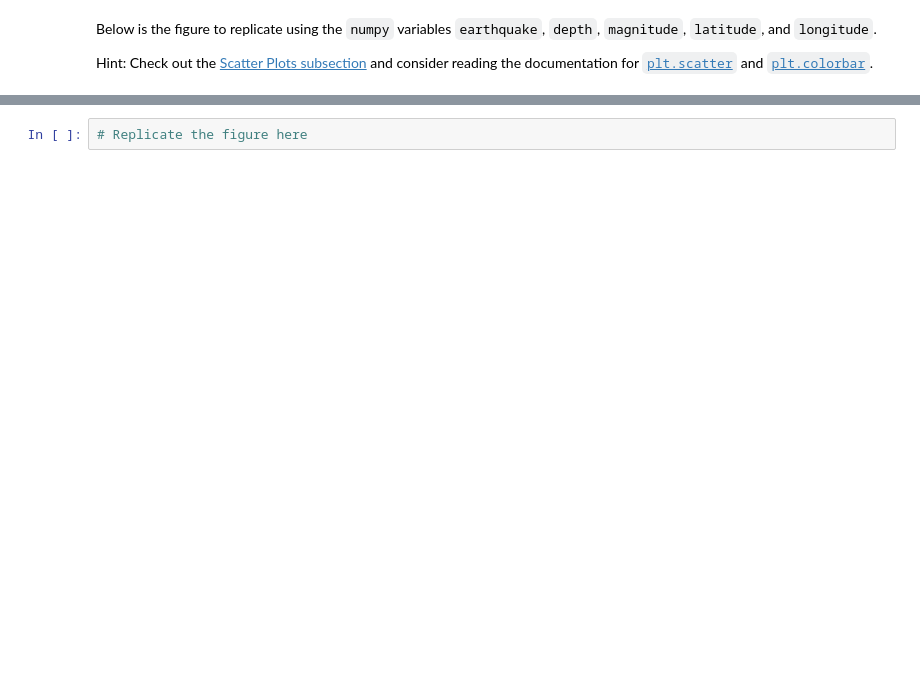
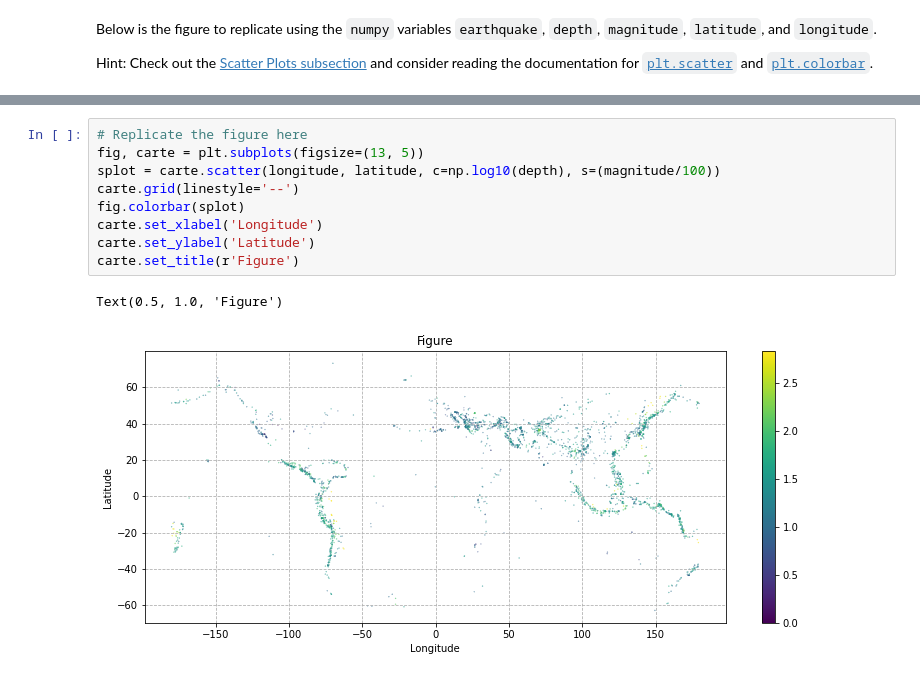
Before and after one commit to AlePol27/2022_ML_Earth_Env_Sci, a Jupyter notebook: Lab_Notebooks/S1_3_Matplotlib.ipynb, the cells around one changed output, grey strips where cells are left out. Saved outputs shown, nothing was run; the diff lists cells and outputs as text; blank space fills up the shorter version.

```diff
--- a/Lab_Notebooks/S1_3_Matplotlib.ipynb
+++ b/Lab_Notebooks/S1_3_Matplotlib.ipynb
@@ -499,5 +523,15 @@ Below is the figure to replicate using the `numpy` variables `earthquake`, `dept
 Hint: Check out the [Scatter Plots subsection](#Scatter) and consider reading the documentation for [`plt.scatter`](https://matplotlib.org/stable/api/_as_gen/matplotlib.pyplot.scatter.html) and [`plt.colorbar`](https://matplotlib.org/stable/api/_as_gen/matplotlib.pyplot.colorbar.html).
 # %% [markdown]
 ![fig3.png](embedded-picture-1)
-# %%
-# Replicate the figure here
+# %%
+# Replicate the figure here
+fig, carte = plt.subplots(figsize=(13, 5))
+splot = carte.scatter(longitude, latitude, c=np.log10(depth), s=(magnitude/100))
+carte.grid(linestyle='--')
+fig.colorbar(splot)
+carte.set_xlabel('Longitude')
+carte.set_ylabel('Latitude')
+carte.set_title(r'Figure')
+# %% [output]
+Text(0.5, 1.0, 'Figure')
+[figure, added]
```
Also changed, not shown: parts of 3 cells of this notebook.
